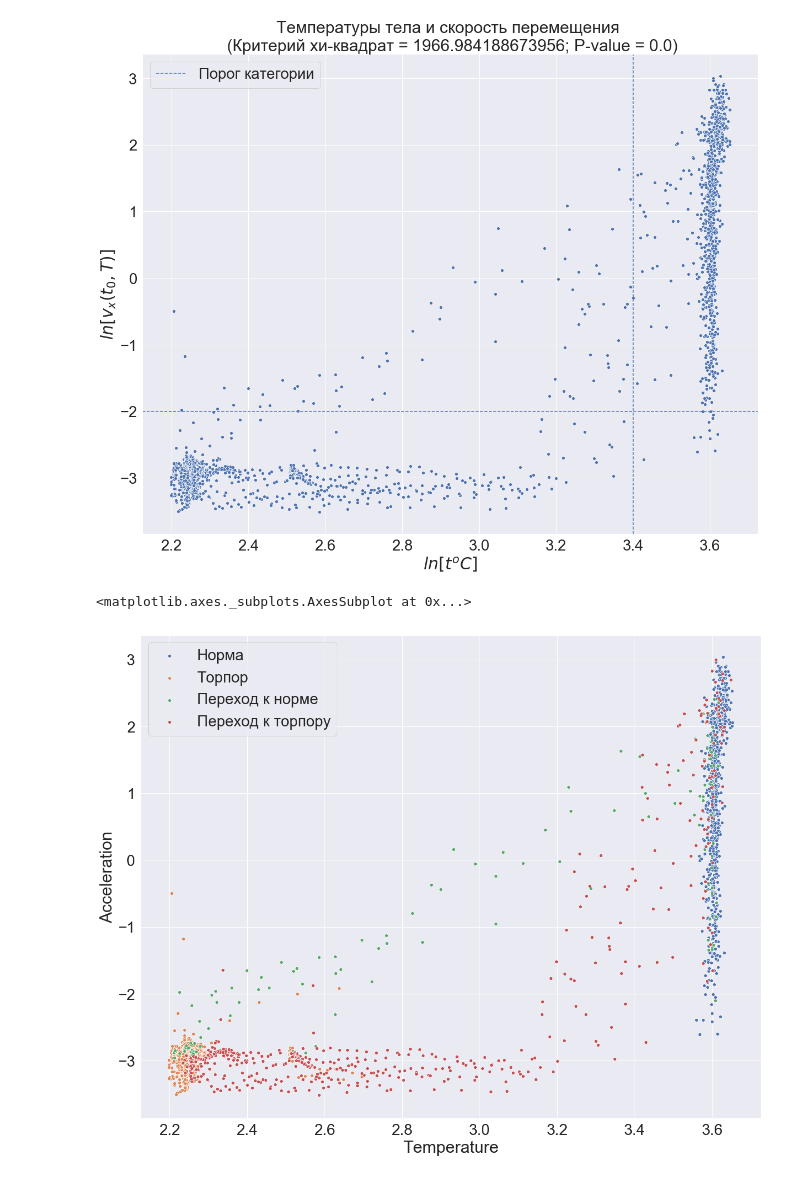
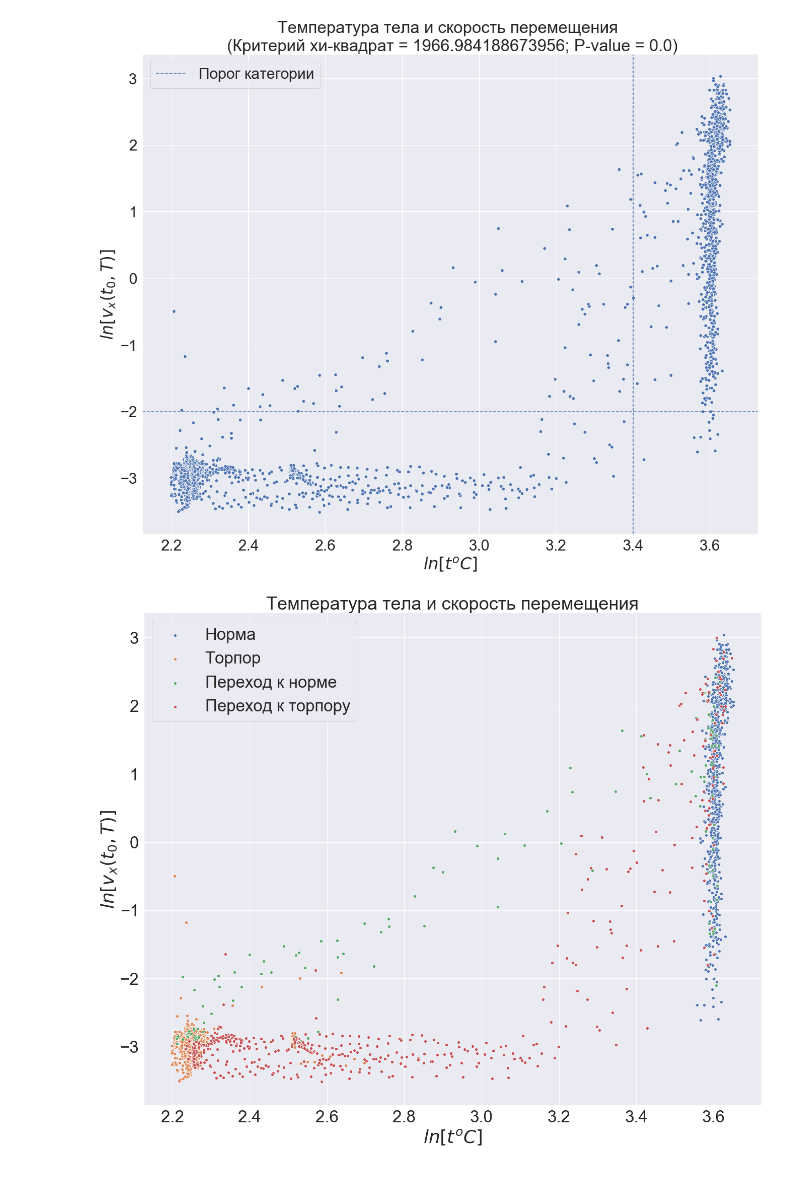
Before and after one commit to BasilMinkov/Jupyter-Notebooks, a Jupyter notebook: HamsterEEG.ipynb, the cells around one changed output. Cells and saved outputs as stored; diff of their text form; code cells hidden in the pictures.

```diff
--- a/HamsterEEG.ipynb
+++ b/HamsterEEG.ipynb
@@ -17,8 +17,8 @@ from scipy.stats import wilcoxon
 # %% [output]
 Populating the interactive namespace from numpy and matplotlib
 # %%
-pylab.rcParams['figure.figsize'] = (20, 16)
-sns.set(font_scale=2.5)
+pylab.rcParams['figure.figsize'] = (22, 18)
+sns.set(font_scale=3)
 # %%
 path = "/Users/wassilyminkow/Data/Rat_Data/25-12-2017_17-24_torpor_starts/"
 files = [
@@ -198,7 +280,7 @@ plt.show()
 # %%
 foo = lambda x: np.log(x)
 
-x = foo(pd.concat([temp.dropna().iloc[:skip_start, -3], temp.dropna().iloc[skip_end:, -3]], axis=0))
+x = foo(pd.concat([temp.dropna().iloc[:skip_start, -5], temp.dropna().iloc[skip_end:, -5]], axis=0))
 y = foo(pd.concat([temp.dropna().iloc[:skip_start, -1], temp.dropna().iloc[skip_end:, -1]], axis=0))
 o = np.ones(x.shape[0])
 
@@ -215,25 +297,13 @@ g, p, dof, expctd = chi2_contingency(np.array([[a, b], [c, d]]))
 plt.axvline(x=thx, linestyle = "--",  label="Порог категории")
 plt.axhline(y=thy, linestyle = "--")
 sns.scatterplot(x=x, y=y)
-plt.title("Температуры тела и скорость перемещения \n (Критерий хи-квадрат = {}; P-value = {})".format(g, p))
+plt.title("Температура тела и скорость перемещения \n (Критерий хи-квадрат = {}; P-value = {})".format(g, p))
 plt.ylabel(r"$ln[v_{x}(t_0, T)]$")
 plt.xlabel(r"$ln[t^o C]$")
 plt
 plt.show()
 # %% [output]
 [figure]
-# %%
-foo = lambda x: np.log(x)
-
-x = foo(pd.concat([temp.dropna().iloc[:skip_start, -3], temp.dropna().iloc[skip_end:, -3]], axis=0))
-y = foo(pd.concat([temp.dropna().iloc[:skip_start, -1], temp.dropna().iloc[skip_end:, -1]], axis=0))
-
-sns.scatterplot(x=x, y=y)
-plt.title("Температуры тела и скорость перемещения \n (Критерий хи-квадрат = {}; P-value = {})".format(g, p))
-plt.ylabel(r"$ln[v_{x}(t_0, T)]$")
-plt.xlabel(r"$ln[t^o C]$")
-plt
-plt.show()
 # %%
 # TODO make an algorithm, that will count it for me
 
@@ -252,17 +322,16 @@ main_sleep = main[main["Temperature"] < 15]
 # %%
 foo = lambda x : np.log(x)
 
-sns.scatterplot(x=foo(main_wake.iloc[:, -3]), y=foo(main_wake.iloc[:, -1]), label="Норма", sizes=100)
-sns.scatterplot(x=foo(main_sleep.iloc[:, -3]), y=foo(main_sleep.iloc[:, -1]), label="Торпор")
-sns.scatterplot(x=foo(inc.iloc[:, -3]), y=foo(inc.iloc[:, -1]), label="Переход к норме")
-sns.scatterplot(x=foo(dec.iloc[:, -3]), y=foo(dec.iloc[:, -1]), label="Переход к торпору")
-plt.xlabel("Температура")
-plt.ylabel("Ускорение")
-plt.title("")
+sns.scatterplot(x=foo(main_wake.iloc[:, -5]), y=foo(main_wake.iloc[:, -1]), label="Норма", sizes=100)
+sns.scatterplot(x=foo(main_sleep.iloc[:, -5]), y=foo(main_sleep.iloc[:, -1]), label="Торпор")
+sns.scatterplot(x=foo(inc.iloc[:, -5]), y=foo(inc.iloc[:, -1]), label="Переход к норме")
+sns.scatterplot(x=foo(dec.iloc[:, -5]), y=foo(dec.iloc[:, -1]), label="Переход к торпору")
+plt.ylabel(r"$ln[v_{x}(t_0, T)]$")
+plt.xlabel(r"$ln[t^o C]$")
+plt.title("Температура тела и скорость перемещения")
 plt.show()
 # %% [output]
-<matplotlib.axes._subplots.AxesSubplot at 0x...>
-[figure, old version]
+[figure, new version]
 # %%
 foo = lambda x : np.log(x)
 
```
Also changed, not shown: parts of 10 cells of this notebook, 1 other file.
